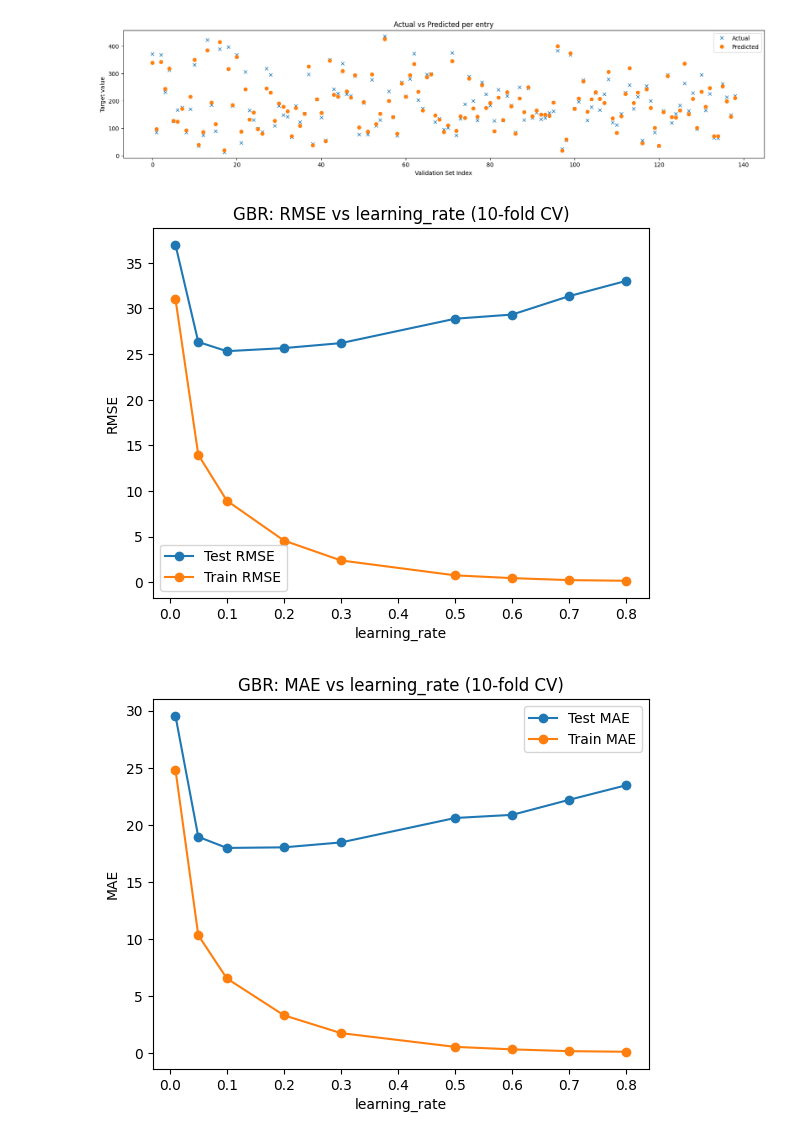
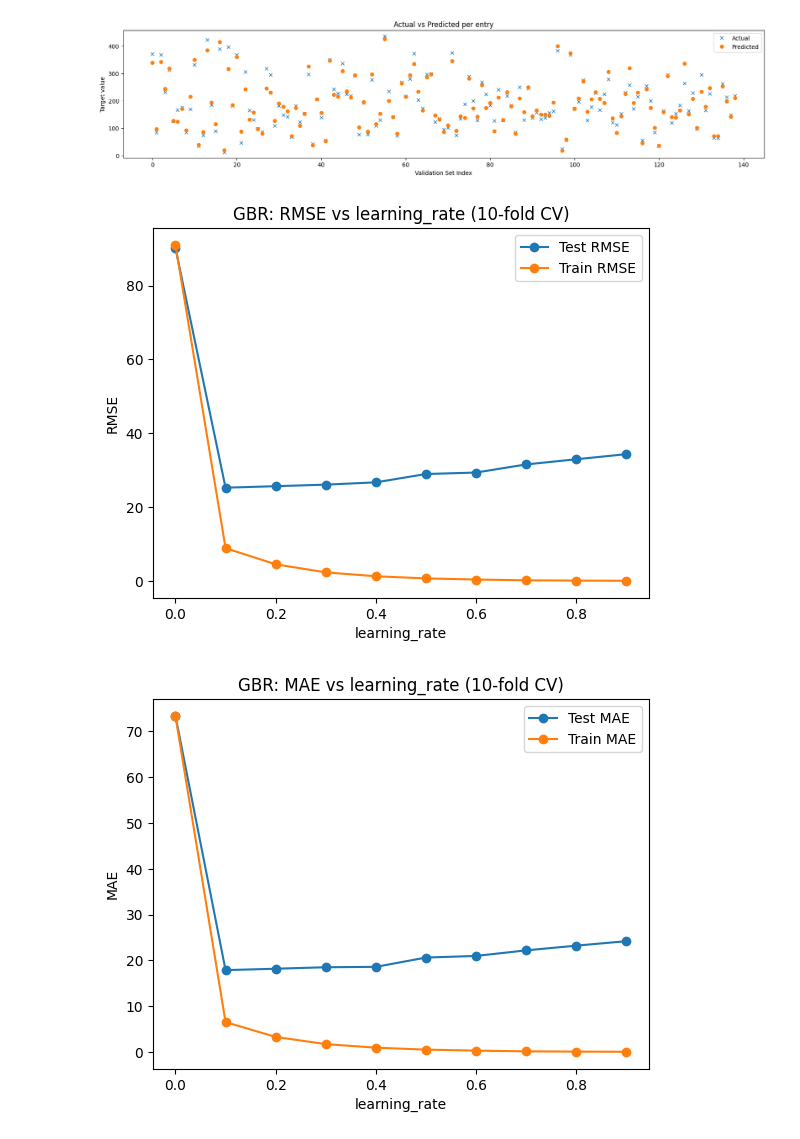
Before and after one commit to DarraghD1/Machine-Learning-A2, a Jupyter notebook: gbr.ipynb, the cells around one changed output. Cells and saved outputs as stored; diff of their text form; code cells hidden in the pictures.

```diff
--- a/gbr.ipynb
+++ b/gbr.ipynb
@@ -180,7 +180,7 @@ from sklearn.model_selection import validation_curve
 
 # get learning rate across range of values
 learning_r  = "improved_gbr__learning_rate"
-param_range = [0.01, 0.05, 0.1, 0.2, 0.3, 0.5, 0.6, 0.7, 0.8]
+param_range = np.arange(0, 1, .1)
 
 
 # root mean squared error (using negative mse) - validation curve
@@ -222,32 +222,32 @@ test_mae  = -test_mae_s
 # plot results
 plt.figure()
 plt.plot(param_range, test_mae.mean(axis=1), marker="o", label="Test MAE")
 plt.plot(param_range, train_mae.mean(axis=1), marker="o", label="Train MAE")
 plt.xlabel("learning_rate");
 plt.ylabel("MAE")
 plt.title("GBR: MAE vs learning_rate (10-fold CV)")
 plt.legend();
 plt.show()
 
 # sum of squared errors
 train_r2, test_r2 = validation_curve(
     improved_gbr,
     X, y,
     param_name=learning_r,
     param_range=param_range,
     scoring="r2",
     cv=ten_fold_cv
 )
 
 # plot metrics
 plt.figure()
 plt.plot(param_range, test_r2.mean(axis=1), marker="o", label="Test R^2")
 plt.plot(param_range, train_r2.mean(axis=1), marker="o", label="Train R^2")
 plt.xlabel("learning_rate");
 plt.ylabel("R^2")
 plt.title("GBR: R^2 vs learning_rate (10-fold CV)")
 plt.legend();
 plt.show()
 # %% [output]
-[figure, old version]
+[figure, new version]
-[figure, old version]
+[figure, new version]
```
Also changed, not shown: parts of 2 cells of this notebook, 1 other file.
